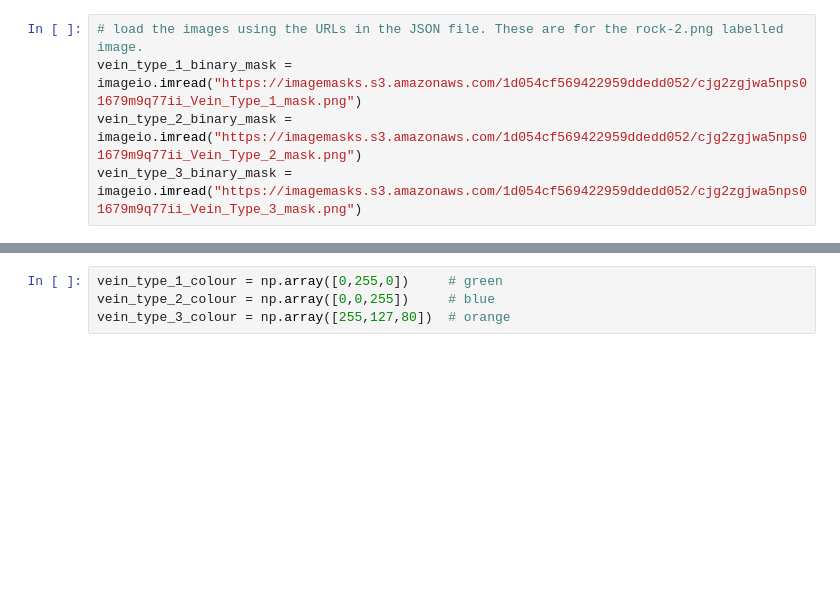
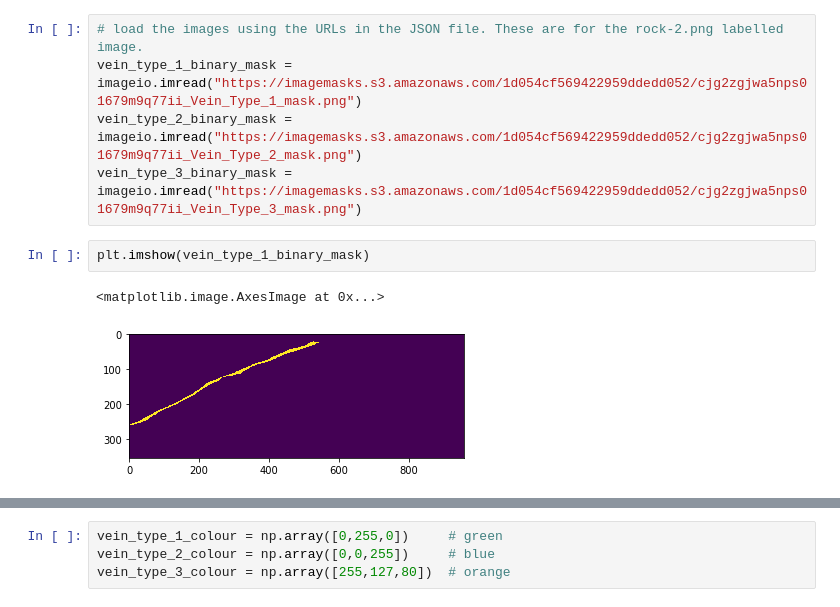
Before and after one commit to DiUS/deeplab-utils, a Jupyter notebook: converting binary masks to instance mask.ipynb, the cells around one changed output, grey strips where cells are left out. Cells and saved outputs as stored; diff of their text form; blank space fills up the shorter version.

```diff
--- a/converting binary masks to instance mask.ipynb
+++ b/converting binary masks to instance mask.ipynb
@@ -7,3 +7,8 @@ import numpy as np
 vein_type_1_binary_mask = imageio.imread("https://imagemasks.s3.amazonaws.com/1d054cf569422959ddedd052/cjg2zgjwa5nps01679m9q77ii_Vein_Type_1_mask.png")
 vein_type_2_binary_mask = imageio.imread("https://imagemasks.s3.amazonaws.com/1d054cf569422959ddedd052/cjg2zgjwa5nps01679m9q77ii_Vein_Type_2_mask.png")
 vein_type_3_binary_mask = imageio.imread("https://imagemasks.s3.amazonaws.com/1d054cf569422959ddedd052/cjg2zgjwa5nps01679m9q77ii_Vein_Type_3_mask.png")
+# %%
+plt.imshow(vein_type_1_binary_mask)
+# %% [output]
+<matplotlib.image.AxesImage at 0x...>
+[figure, added]
```
Also changed, not shown: parts of 11 cells of this notebook.
